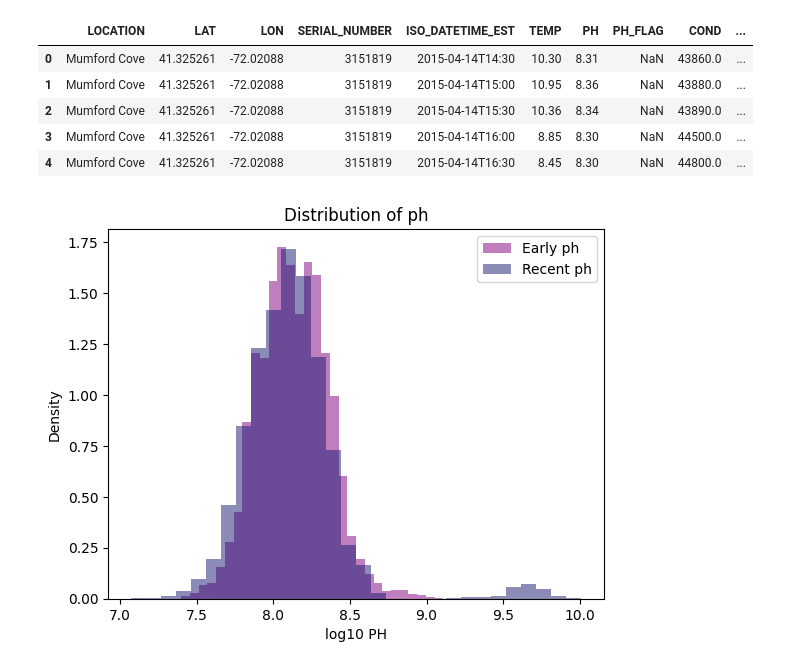
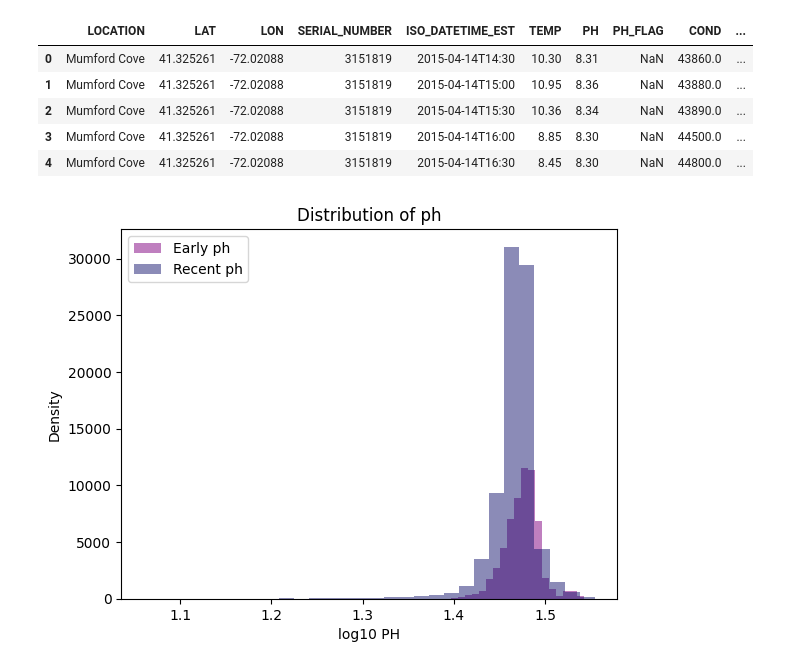
Before and after one commit to me1-3/Emsc2010-A3, a Jupyter notebook: EMSC2010_A3.ipynb, the cells around one changed output. Saved outputs shown, nothing was run; the diff lists cells and outputs as text; code cells hidden in the pictures.

```diff
--- a/EMSC2010_A3.ipynb
+++ b/EMSC2010_A3.ipynb
@@ -67,30 +47,30 @@ df['ISO_DATETIME_UTC_YEAR'] = pd.to_datetime(df['ISO_DATETIME_UTC']).dt.year
 
 #SELECT EARLY YEAR GROUPS FROM THE DATASET
 
-data_early = df[(df["ISO_DATETIME_UTC_YEAR"] < 2020)]["PH"].dropna()
+data_early = df[(df["ISO_DATETIME_UTC_YEAR"] < 2020)]["SALINITY"].dropna()
 data_early = data_early[data_early>0]
 data_early = np.log10(data_early)
 
 #SELECT RECENT YEAR GROUPS FROM THE DATASET
-data_recent = df[(df["ISO_DATETIME_UTC_YEAR"] >= 2020)]["PH"].dropna()
+data_recent = df[(df["ISO_DATETIME_UTC_YEAR"] >= 2020)]["SALINITY"].dropna()
 data_recent = data_recent[data_recent>0]
 data_recent = np.log10(data_recent)
 # %%
 
 #PLOT HISTOGRAMS TO VISUALISE DISTRIBUTION OF CATCH FOR EACH GROUP
-plt.hist(data_early, bins=30, alpha=0.5, color='purple', label='Early (<2020)', density=True)
-plt.hist(data_recent, bins=30, alpha=0.5, color='midnightblue', label='Recent (>=2020)', density=True)
+plt.hist(data_early, bins=30, alpha=0.5, color='purple', label='Early (<2020)')
+plt.hist(data_recent, bins=30, alpha=0.5, color='midnightblue', label='Recent (>=2020)')
 
 #LABELS
 plt.xlabel("log10 PH")
 plt.ylabel("Density")
 plt.title("Distribution of ph")
 plt.legend(["Early ph", "Recent ph"])
 
 #SHOW
 plt.show() #show plot
 # %% [output]
-[figure, old version]
+[figure, new version]
 # %%
 #BAYESIAN MODEL ESTIMATING MEAN CATCH FOR EARLY YEARS
 
```
Also changed, not shown: parts of 8 cells of this notebook.
